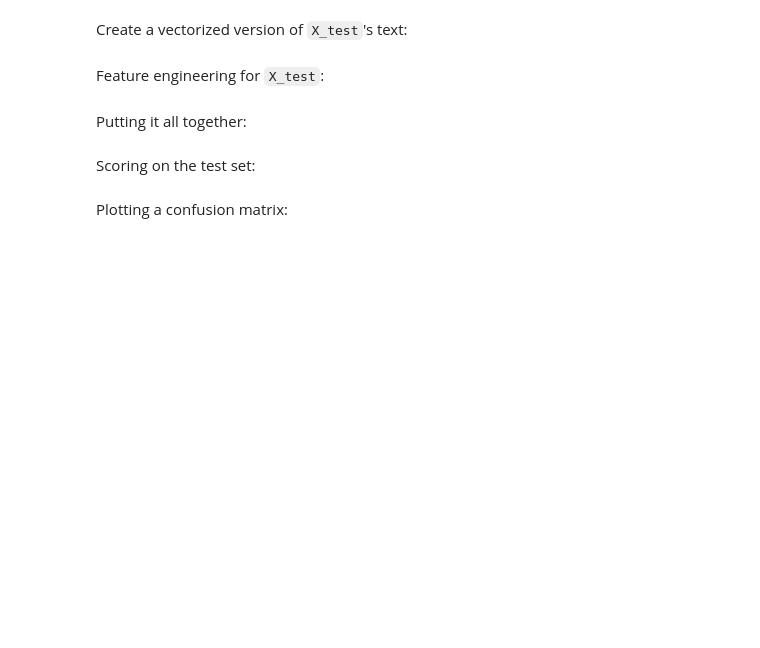
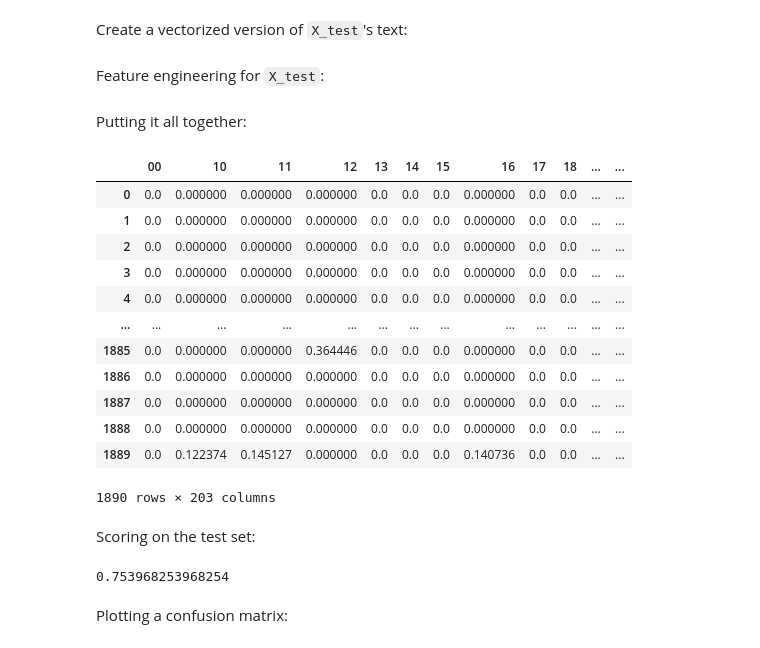
Before and after one commit to Bestina2024/dsc-nlp-lab, a Jupyter notebook: index.ipynb, the cells around one changed output. Cells and saved outputs as stored; diff of their text form; code cells hidden in the pictures; blank space fills up the shorter version.

```diff
--- a/index.ipynb
+++ b/index.ipynb
@@ -1076,16 +1076,32 @@ X_test["contains_emoticon"] = X_test["text"].str.contains(emoticon_query)
 Putting it all together:
 # %%
 # Run this cell without changes
-X_test_vectorized_df = pd.DataFrame(X_test_vectorized.toarray(), columns=tfidf.get_feature_names_out())
+X_test_vectorized_df = pd.DataFrame(X_test_vectorized.toarray(), columns=tfidf.get_feature_names())
 final_X_test = pd.concat([
     X_test_vectorized_df, X_test[["num_sentences", "contains_price", "contains_emoticon"]]
 ], axis=1)
 final_X_test
+# %% [output]
+|  | 00 | 10 | 11 | 12 | 13 | 14 | 15 | 16 | 17 | 18 | ... | ... |
+| 0 | 0.0 | 0.000000 | 0.000000 | 0.000000 | 0.0 | 0.0 | 0.0 | 0.000000 | 0.0 | 0.0 | ... | ... |
+| 1 | 0.0 | 0.000000 | 0.000000 | 0.000000 | 0.0 | 0.0 | 0.0 | 0.000000 | 0.0 | 0.0 | ... | ... |
+| 2 | 0.0 | 0.000000 | 0.000000 | 0.000000 | 0.0 | 0.0 | 0.0 | 0.000000 | 0.0 | 0.0 | ... | ... |
+| 3 | 0.0 | 0.000000 | 0.000000 | 0.000000 | 0.0 | 0.0 | 0.0 | 0.000000 | 0.0 | 0.0 | ... | ... |
+| 4 | 0.0 | 0.000000 | 0.000000 | 0.000000 | 0.0 | 0.0 | 0.0 | 0.000000 | 0.0 | 0.0 | ... | ... |
+| ... | ... | ... | ... | ... | ... | ... | ... | ... | ... | ... | ... | ... |
+| 1885 | 0.0 | 0.000000 | 0.000000 | 0.364446 | 0.0 | 0.0 | 0.0 | 0.000000 | 0.0 | 0.0 | ... | ... |
+| 1886 | 0.0 | 0.000000 | 0.000000 | 0.000000 | 0.0 | 0.0 | 0.0 | 0.000000 | 0.0 | 0.0 | ... | ... |
+| 1887 | 0.0 | 0.000000 | 0.000000 | 0.000000 | 0.0 | 0.0 | 0.0 | 0.000000 | 0.0 | 0.0 | ... | ... |
+| 1888 | 0.0 | 0.000000 | 0.000000 | 0.000000 | 0.0 | 0.0 | 0.0 | 0.000000 | 0.0 | 0.0 | ... | ... |
+| 1889 | 0.0 | 0.122374 | 0.145127 | 0.000000 | 0.0 | 0.0 | 0.0 | 0.140736 | 0.0 | 0.0 | ... | ... |
+1890 rows × 203 columns
 # %% [markdown]
 Scoring on the test set:
 # %%
 # Run this cell without changes
 final_model.score(final_X_test, y_test)
+# %% [output]
+0.753968253968254
 # %% [markdown]
 Plotting a confusion matrix:
 # %%
```
Also changed, not shown: parts of 4 cells of this notebook.
